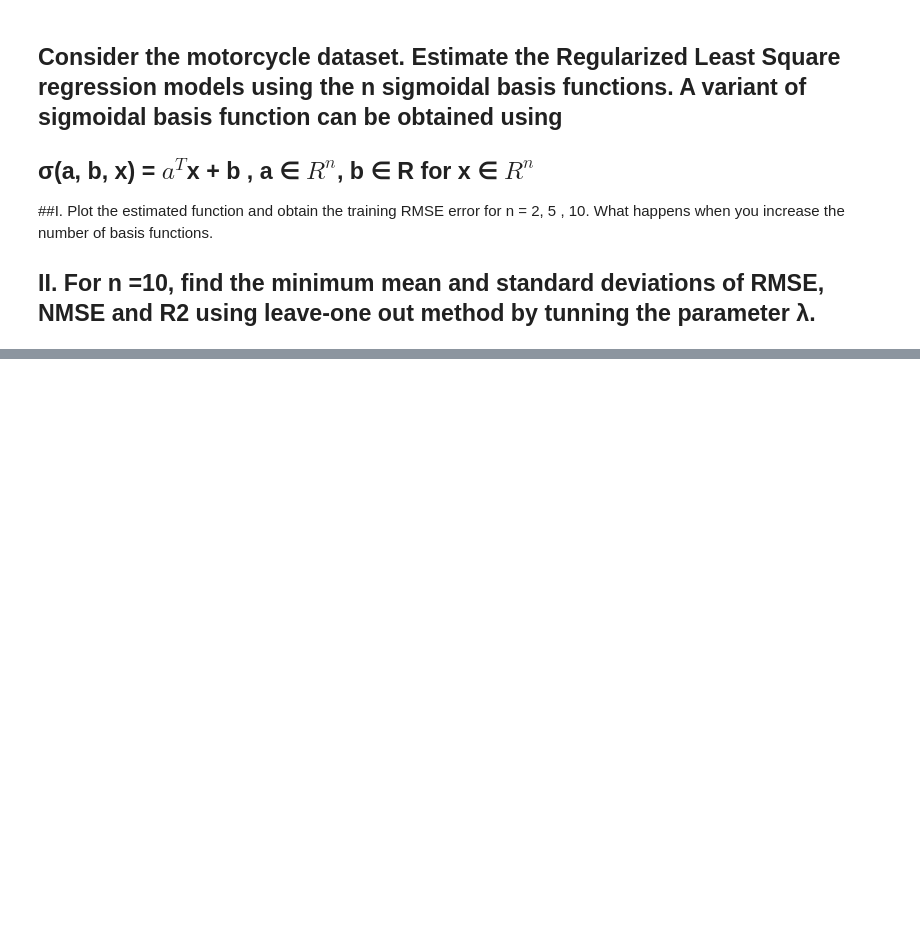
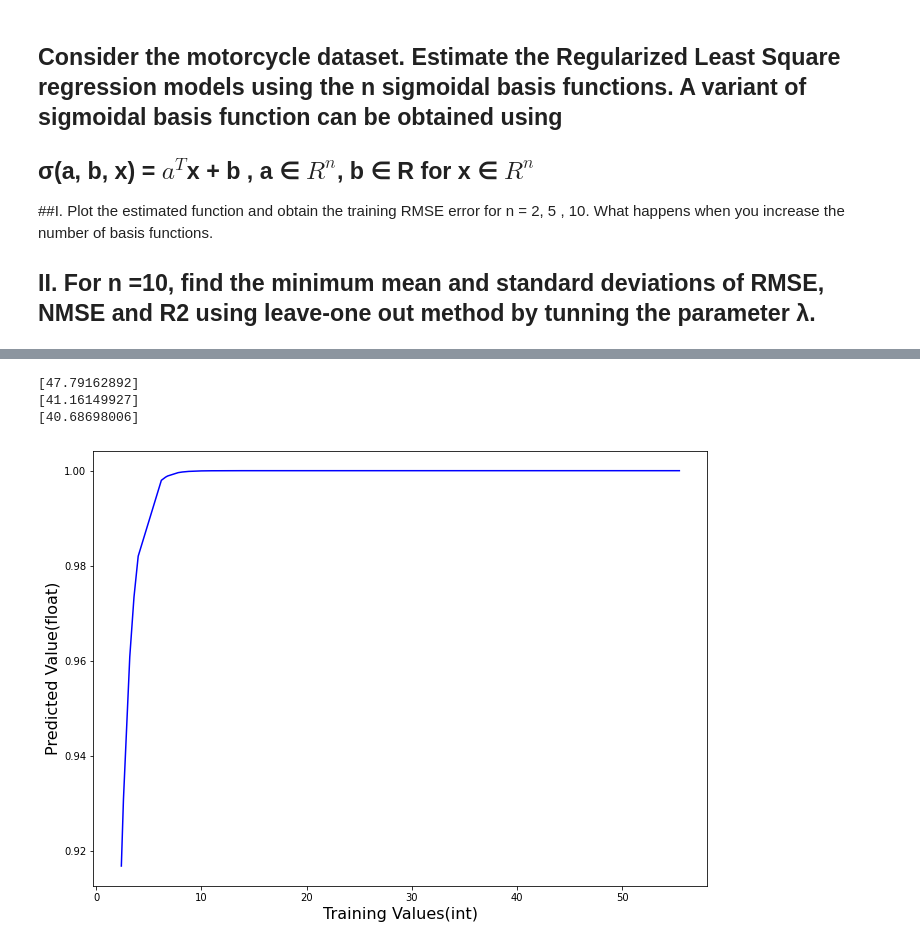
Before and after one commit to Rohanjos97/machine-learning-assignments, a Jupyter notebook: assignment 2/Assignment2.ipynb, the cells around one changed output, grey strips where cells are left out. Saved outputs shown, nothing was run; the diff lists cells and outputs as text; code cells hidden in the pictures; blank space fills up the shorter version.

```diff
--- a/assignment 2/Assignment2.ipynb
+++ b/assignment 2/Assignment2.ipynb
@@ -1151,0 +1276,3 @@ max_value
+# %%
+#Lets export our data into your file which is in Excel format
+df=pd.read_excel('/content/motorcycle.xlsx')
@@ -1151,0 +1296,6 @@ max_value
+# %%
+#The values of the features/input is as below
+x = df['x']
+x
+y= df['y']
+y
@@ -1151,0 +1315,11 @@ max_value
+# %%
+#we will now put it in a list(our x variable) :
+x1=x.tolist()
+xtraining=x1[:-1]
+#we will now put it in a list(our y variable) :
+y1 = y.tolist()
+ytraining = y1[:-1]
+# let us reconfirm our length of the size :
+len(ytraining)
+len(xtraining)
+# hence we for now have removed our last element to treat it as testing set
@@ -1151,0 +1328,13 @@ max_value
+# %%
+#After this we have given with the sigmoidal function :
+#Lets work on this
+#This function will give the value between 0 and 1 for the infite number of its input
+
+sigmoidal = []
+
+for i in range(0,len(xtraining)):
+    sigmoidal.append(1/(1 + np.exp(-xtraining[i])))
+#lets check the output
+sigmoidal
+#to make sure that ever elemts has been taken we can check the length :
+len(sigmoidal)
@@ -1151,0 +1599,39 @@ max_value
+# %%
+#FOR M=2 the RMSE training is  :
+A2_rmse=cal_rmse(A2_y_pred,ytraining)
+#FOR M=5 the RMSE training is :
+A5_rmse=cal_rmse(A5_y_pred,ytraining)
+#FOR M=10 the RMSE training is :
+A10_rmse=cal_rmse(A10_y_pred,y)
+
+
+#FOR M=2 the RMSE testing is  :
+A2_rmse_test=cal_rmse_test(A2_y_pred_t,ytesting)
+
+#FOR M=5 the RMSE testing is  :
+A5_rmse_test=cal_rmse_test(A5_y_pred_t,ytesting)
+
+#FOR M=10 the RMSE testing is  :
+A10_rmse_test=cal_rmse_test(A10_y_pred_t,ytesting)
+
+#Output RMSE
+print(A2_rmse)
+print(A5_rmse)
+print(A10_rmse)
+# %% [output]
+[47.79162892]
+[41.16149927]
+[40.68698006]
+# %%
+#This make a figure for your choice size
+plt.figure(figsize=(11,8))
+#this is the sigmoidal list we have used earlier in the step and xtraining data
+plt.plot(xtraining,sigmoidal,color='b', label='Linear Regression')
+
+
+plt.xlabel('Training Values(int)',fontsize=16)
+plt.ylabel('Predicted Value(float)',fontsize=16)
+
+plt.show()
+# %% [output]
+[figure, added]
```
Also changed, not shown: parts of 78 cells of this notebook.
